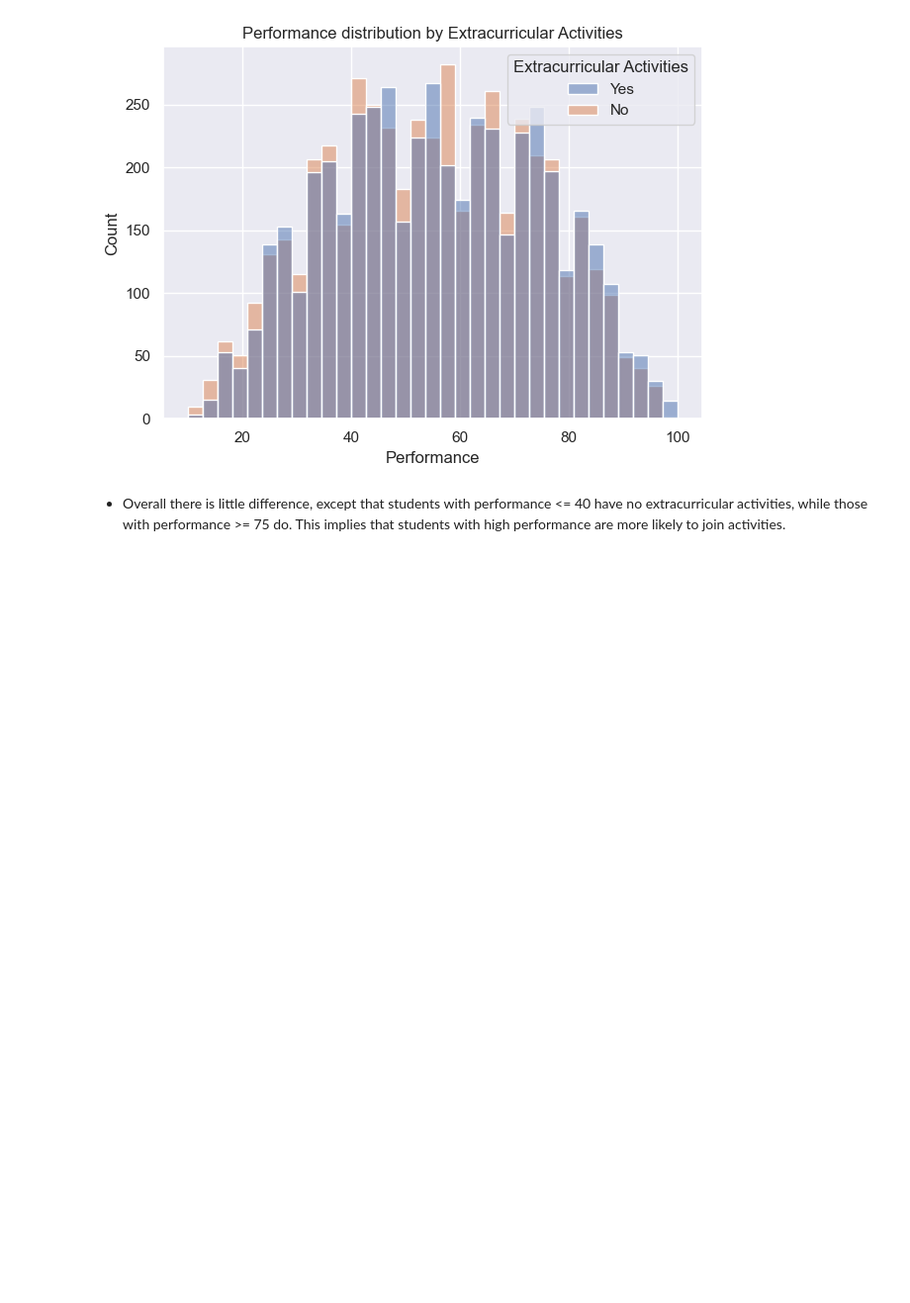
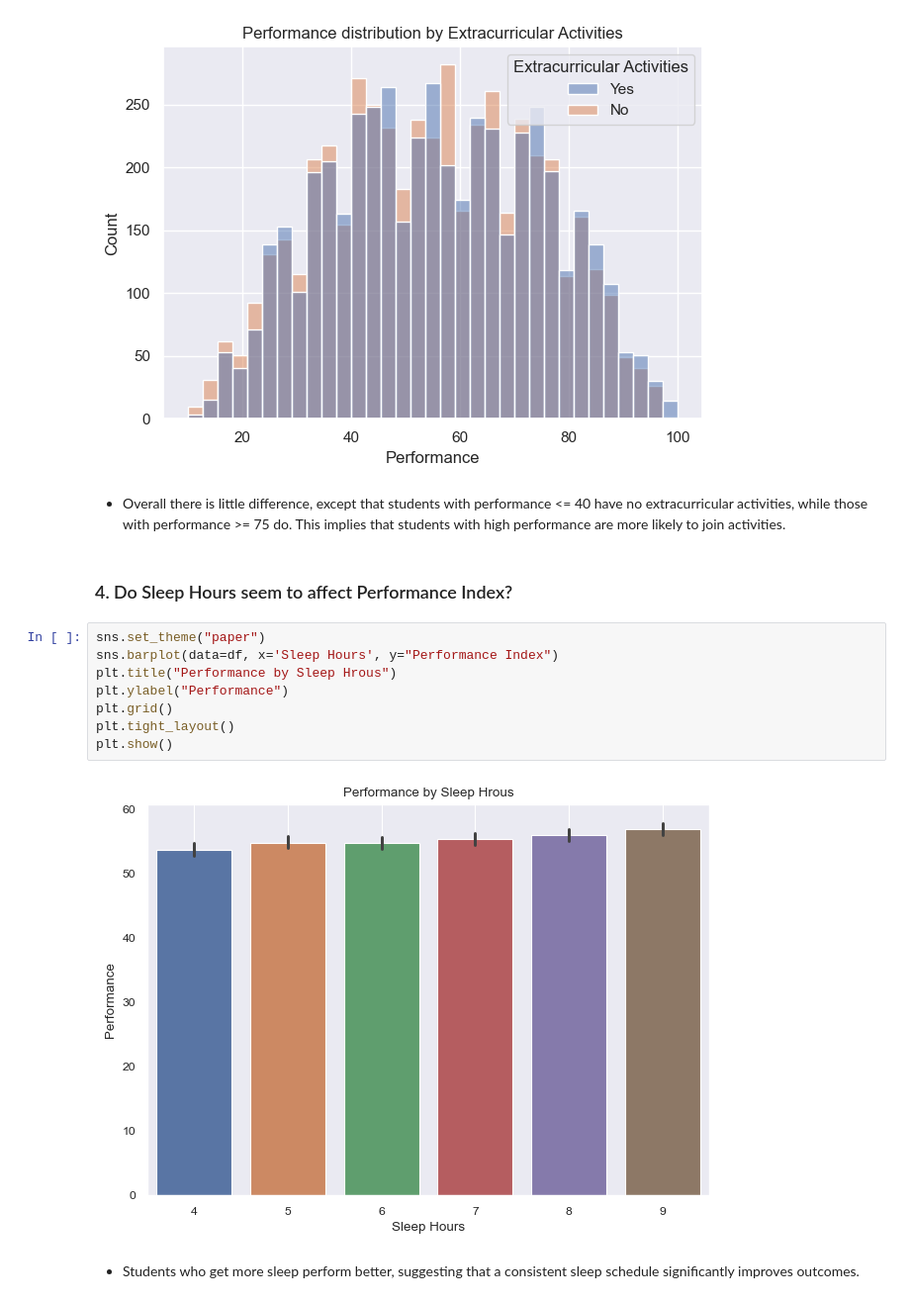
Before and after one commit to mo-chabane-tech/Data-Notebooks-And-Dashboards, a Jupyter notebook: Student Performance/Notebook.ipynb, the cells around one changed output. Shown at 99% size. Drawn from its saved outputs; the diff is of its cells as text; blank space fills up the shorter version.

Commit message:
feat: visualize performance by sleep hrous.

```diff
--- a/Student Performance/Notebook.ipynb
+++ b/Student Performance/Notebook.ipynb
@@ -134,3 +134,17 @@ plt.show()
 [figure]
 # %% [markdown]
 - Overall there is little difference, except that students with performance <= 40 have no extracurricular activities, while those with performance >= 75 do. This implies that students with high performance are more likely to join activities.
+# %% [markdown]
+### 4. Do Sleep Hours seem to affect Performance Index?
+# %%
+sns.set_theme("paper")
+sns.barplot(data=df, x='Sleep Hours', y="Performance Index")
+plt.title("Performance by Sleep Hrous")
+plt.ylabel("Performance")
+plt.grid()
+plt.tight_layout()
+plt.show()
+# %% [output]
+[figure, added]
+# %% [markdown]
+- Students who get more sleep perform better, suggesting that a consistent sleep schedule significantly improves outcomes.
```
